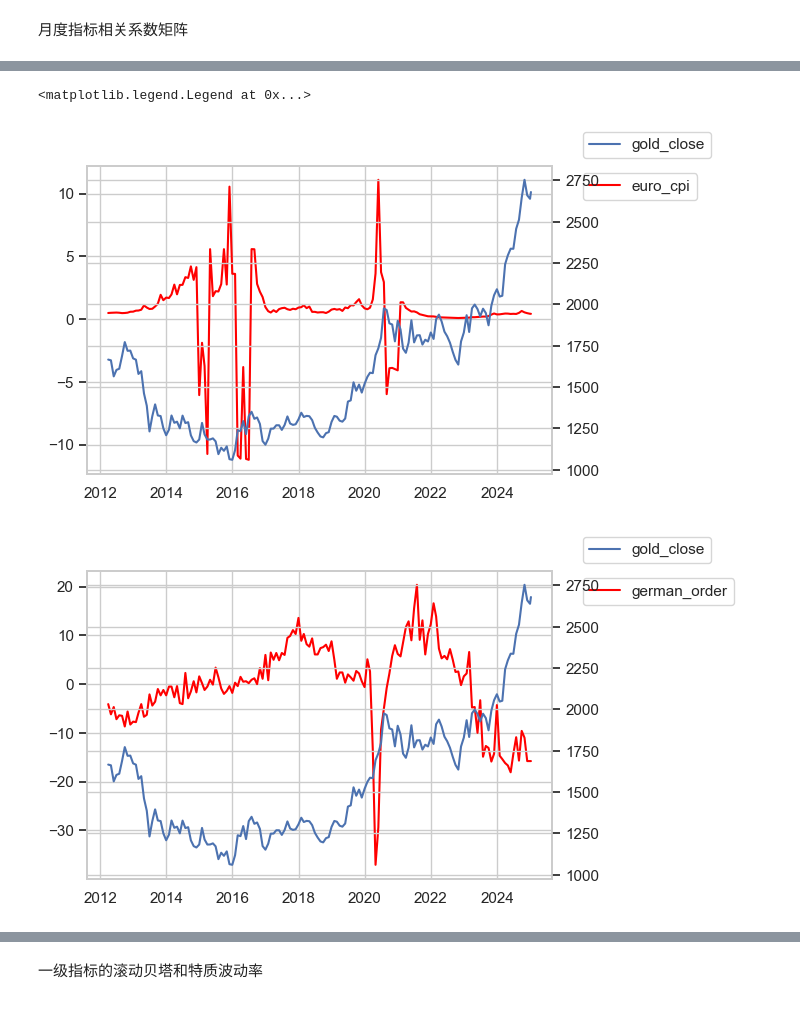
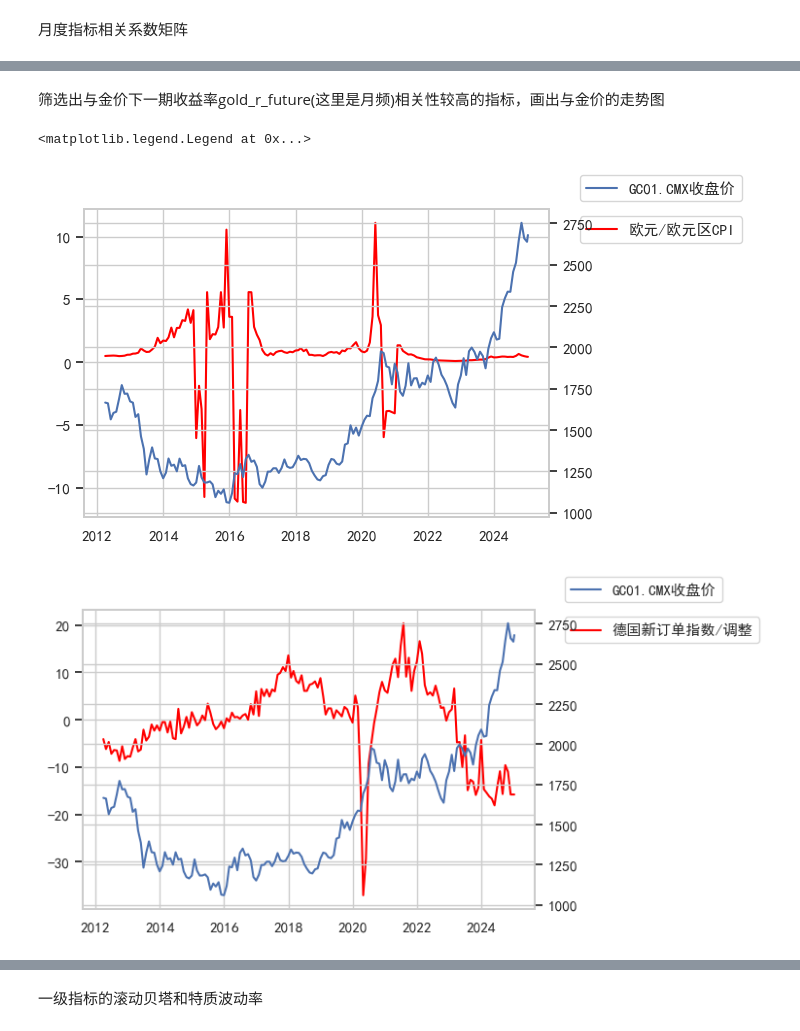
Before and after one commit to Shucheng0221/gold_data_corr, a Jupyter notebook: cmxGold_factors.ipynb, the cells around one changed output, grey strips where cells are left out. Cells and saved outputs as stored; diff of their text form; code cells hidden in the pictures.

```diff
--- a/cmxGold_factors.ipynb
+++ b/cmxGold_factors.ipynb
@@ -4,3 +4,6 @@ import os
 import numpy as np
 import matplotlib.pyplot as plt
 import seaborn as sns
+# %%
+plt.rcParams['font.sans-serif'] = ['SimHei']
+plt.rcParams['axes.unicode_minus'] = False
@@ -150,18 +161,21 @@ import seaborn as sns
 sns.set(style="whitegrid")
 warnings.filterwarnings('ignore')
 
-daily_data.columns=['storage','c_u_yieldGap','us_ytm_10y','us_ytm_tips_gap','us_ytm2Y_easeExp',
-                    'c_u_yieldGap_bb','us_dollar_index','us_ytm2Y_infExp','baa_aaa_gap','euro_cpi',
-                    'us_inf_swap5Y_r','us_ytm_30y','us_ytm_10y','us_ytm_2y','vix','gold_price','euro_r',
-                    'germa_r_gap','euro_chi_r_gap','ois_3m','gold_r_future']
+# daily_data.columns=['storage','c_u_yieldGap','us_ytm_10y','us_ytm_tips_gap','us_ytm2Y_easeExp',
+#                     'c_u_yieldGap_bb','us_dollar_index','us_ytm2Y_infExp','baa_aaa_gap','euro_cpi',
+#                     'us_inf_swap5Y_r','us_ytm_30y','us_ytm_10y','us_ytm_2y','vix','gold_price','euro_r',
+#                     'germa_r_gap','euro_chi_r_gap','ois_3m','gold_r_future']
 # 创建一个遮掩下三角矩阵的mask
 mask = np.tril(np.ones_like(daily_data.corr(), dtype=bool))
+
 
 # 画相关系数矩阵热图，只显示上三角
 plt.figure(figsize=(12, 12))  # 调整图形大小
 sns.heatmap(daily_data.corr(), annot=True, cmap='coolwarm', vmin=-1, vmax=1, fmt=".2f",
-             mask=mask, annot_kws={'size': 12, 'weight': 'bold'}, cbar_kws={'shrink': 0.8})
+             mask=mask, annot_kws={'size': 8, 'weight': 'bold'}, cbar_kws={'shrink': 0.8})
 
 plt.title("Upper Triangle of Correlation Matrix", fontsize=20)
+plt.rcParams['font.sans-serif'] = ['SimHei']
+plt.rcParams['axes.unicode_minus'] = False
 plt.show()
 # %% [output]
@@ -194,14 +251,13 @@ data_monthly = data[['美国服务业-全球制造业PMI','克利夫兰联储PCE
 for col in data_monthly.columns.drop('GC01.CMX收盘价'):
     data_monthly[col] = data_monthly[col].ffill()
     print(data_monthly[col].dropna())
-data_monthly = data_monthly.drop(columns=['克利夫兰联储PCE同比预测']) # 舍弃长度不够的数据
+data_monthly = data_monthly.drop(columns=['克利夫兰联储PCE同比预测']) # 舍弃长度不够(创立时间较晚)的数据
 data_monthly['date'] = data_monthly.index
 data_monthly=data_monthly.groupby([data_monthly.index.year,data_monthly.index.month]).last().set_index('date').dropna()
-#data_monthly.columns = ['us_pmi','us_pce_mom','us_ppi_yoy','us_cpi_yoy','gold_price']
 data_monthly['gold_r_future'] = data_monthly['GC01.CMX收盘价'].pct_change()
-data_monthly.columns = ['us_serv_glo_manu_pmi','us_pce_mom','us_ppi_yoy','us_cpi_yoy','euro_cpi',
-                        'german_order','german_indu_yoy','euro_manu_pmi','uk_cpi_yoy','ger_cpi_yoy','china_cpi_mom',
-                        'china_ser_pmi','china_manu_ser_pmi','gold_close','gold_r_future']
+# data_monthly.columns = ['us_serv_glo_manu_pmi','us_pce_mom','us_ppi_yoy','us_cpi_yoy','euro_cpi',
+#                         'german_order','german_indu_yoy','euro_manu_pmi','uk_cpi_yoy','ger_cpi_yoy','china_cpi_mom',
+#                         'china_ser_pmi','china_manu_ser_pmi','gold_close','gold_r_future']
 data_monthly
 # %% [output]
 date
@@ -258,25 +353,30 @@ plt.show()
+# %% [markdown]
+筛选出与金价下一期收益率gold_r_future(这里是月频)相关性较高的指标，画出与金价的走势图
 # %%
+plt.rcParams['font.sans-serif'] = ['SimHei']
+plt.rcParams['axes.unicode_minus'] = False
+
 fig, ax1 = plt.subplots(figsize=(6, 4))
-ax1.plot(data_monthly[['euro_cpi']],color='red',label='euro_cpi')
+ax1.plot(data_monthly[['欧元/欧元区CPI']],color='red',label='欧元/欧元区CPI')
 ax2 = ax1.twinx()
-ax2.plot(data_monthly['gold_close'],label='gold_close')
+ax2.plot(data_monthly['GC01.CMX收盘价'],label='GC01.CMX收盘价')
 ax1.legend(loc='upper left', bbox_to_anchor=(1.05, 1))
 ax2.legend(loc='lower left', bbox_to_anchor=(1.05, 1))
 
 fig, ax1 = plt.subplots(figsize=(6, 4))
-ax1.plot(data_monthly[['german_order']],color='red',label='german_order')
+ax1.plot(data_monthly[['德国新订单指数/调整']],color='red',label='德国新订单指数/调整')
 ax2 = ax1.twinx()
-ax2.plot(data_monthly['gold_close'],label='gold_close')
+ax2.plot(data_monthly['GC01.CMX收盘价'],label='GC01.CMX收盘价')
 ax1.legend(loc='upper left', bbox_to_anchor=(1.05, 1))
 ax2.legend(loc='lower left', bbox_to_anchor=(1.05, 1))
 
 fig, ax1 = plt.subplots(figsize=(6, 4))
-ax1.plot(data_monthly[['euro_manu_pmi']],color='red',label='euro_manu_pmi')
+ax1.plot(data_monthly[['欧元区制造业PMI']],color='red',label='欧元区制造业PMI')
 ax2 = ax1.twinx()
-ax2.plot(data_monthly['gold_close'],label='gold_close')
+ax2.plot(data_monthly['GC01.CMX收盘价'],label='GC01.CMX收盘价')
 ax1.legend(loc='upper left', bbox_to_anchor=(1.05, 1))
 ax2.legend(loc='lower left', bbox_to_anchor=(1.05, 1))
 # %% [output]
 <matplotlib.legend.Legend at 0x...>
-[figure, old version]
+[figure, new version]
-[figure, old version]
+[figure, new version]
```
Also changed, not shown: parts of 20 cells of this notebook.
